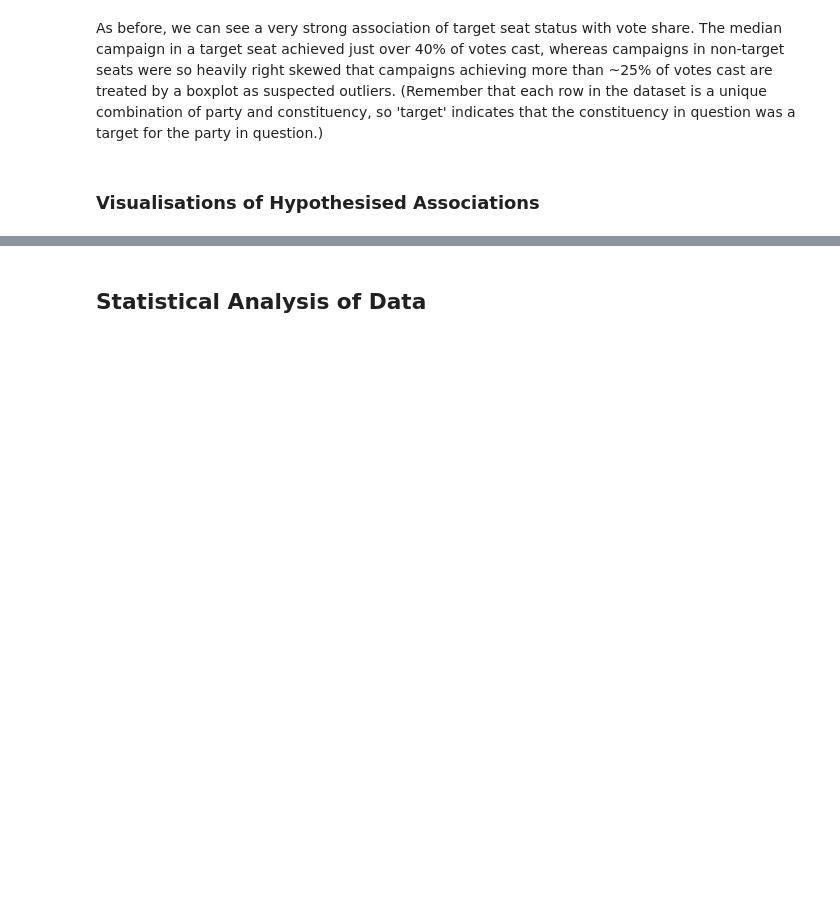
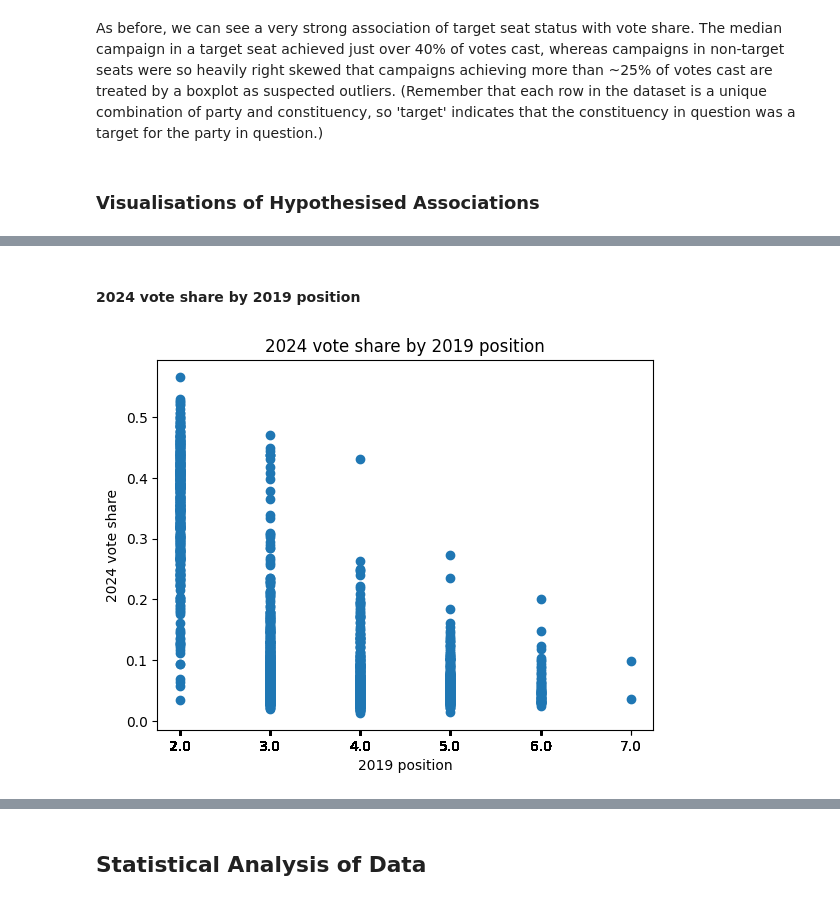
Before and after one commit to lintywilliams/EC-Assessment-1, a Jupyter notebook: Target-seat-rules-of-thumb.ipynb, the cells around one changed output, grey strips where cells are left out. Drawn from its saved outputs; the diff is of its cells as text; code cells hidden in the pictures; blank space fills up the shorter version.

```diff
--- a/Target-seat-rules-of-thumb.ipynb
+++ b/Target-seat-rules-of-thumb.ipynb
@@ -1949,0 +1985,19 @@ plt.show()
+# %% [markdown]
+#### 2024 vote share by 2019 position
+# %%
+# Fourth, 2024 vote share by 2019 position.
+
+# Define x and y dimensions of scatter plot
+x = main_final['position_19']
+y = main_final['share_24']
+plt.scatter(x, y)
+
+# Add labels
+plt.xticks(x, main_final['position_19'].values)
+plt.ylabel('2024 vote share')
+plt.xlabel('2019 position')
+plt.title('2024 vote share by 2019 position')
+
+plt.show()
+# %% [output]
+[figure, added]
```
Also changed, not shown: parts of 30 cells of this notebook.
